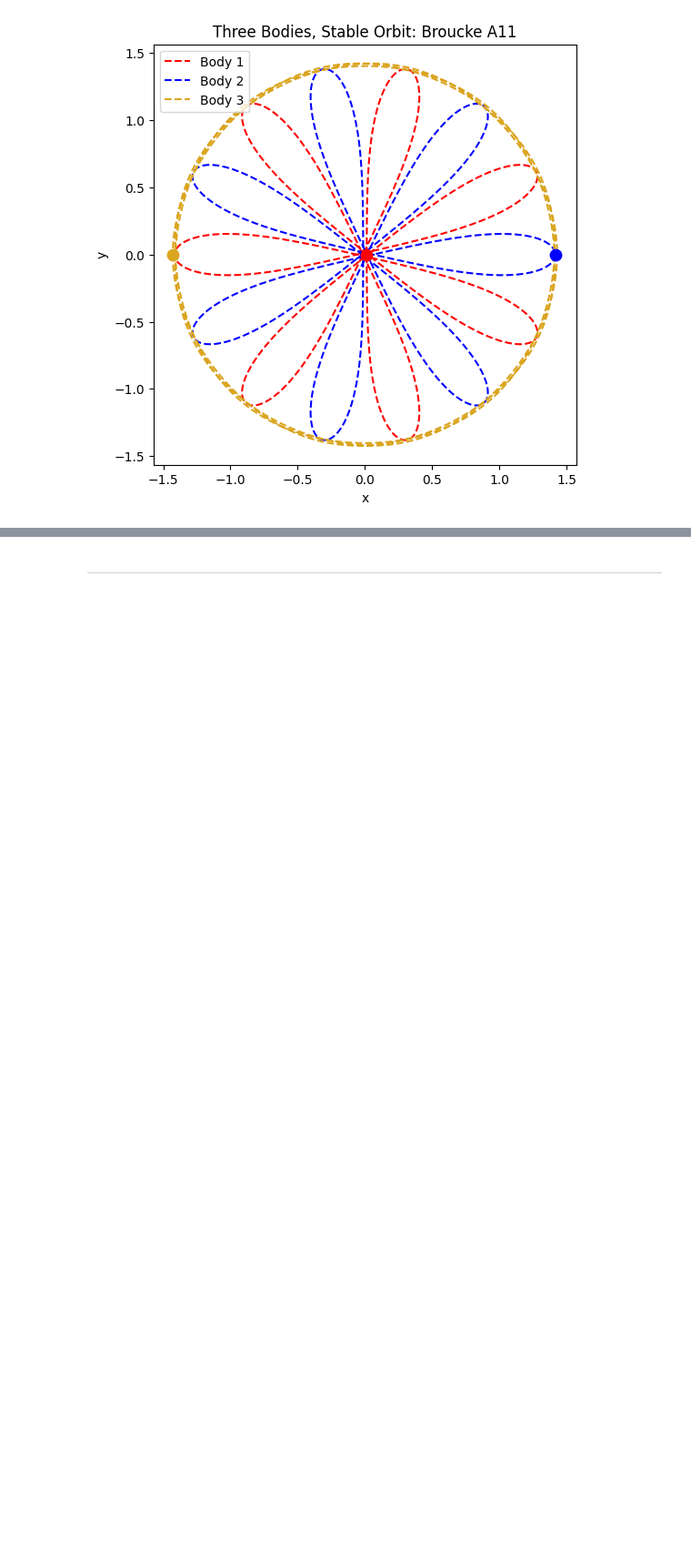
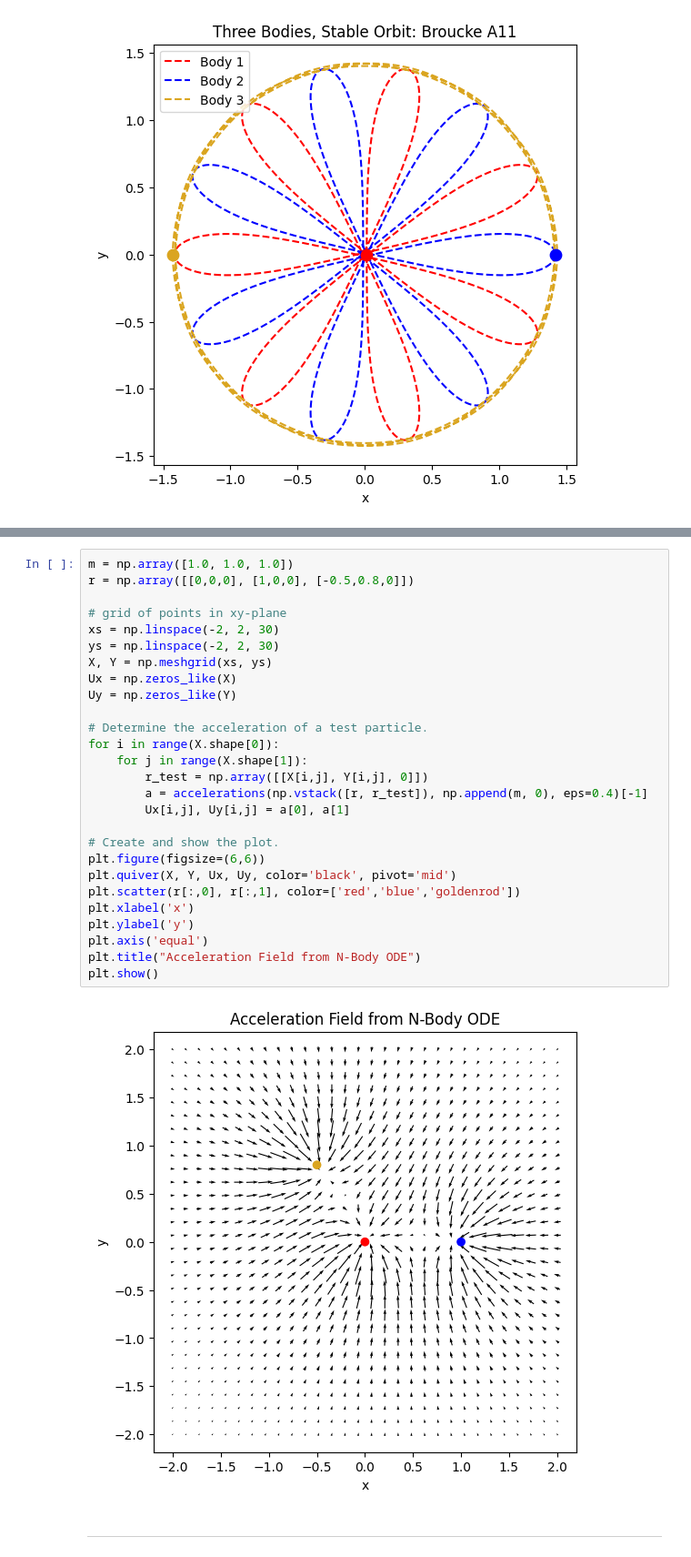
Before and after one commit to Xander-Carroll/PHYSICS5300-NBody-Final, a Jupyter notebook: FinalProject.ipynb, the cells around one changed output, grey strips where cells are left out. Shown: that part at 91% size. Saved outputs shown, nothing was run; the diff lists cells and outputs as text; blank space fills up the shorter version.

```diff
--- a/FinalProject.ipynb
+++ b/FinalProject.ipynb
@@ -319,3 +321,32 @@ VECTOR FIELD PLOTS
+# %%
+m = np.array([1.0, 1.0, 1.0])
+r = np.array([[0,0,0], [1,0,0], [-0.5,0.8,0]])
+
+# grid of points in xy-plane
+xs = np.linspace(-2, 2, 30)
+ys = np.linspace(-2, 2, 30)
+X, Y = np.meshgrid(xs, ys)
+Ux = np.zeros_like(X)
+Uy = np.zeros_like(Y)
+
+# Determine the acceleration of a test particle.
+for i in range(X.shape[0]):
+    for j in range(X.shape[1]):
+        r_test = np.array([[X[i,j], Y[i,j], 0]])
+        a = accelerations(np.vstack([r, r_test]), np.append(m, 0), eps=0.4)[-1]
+        Ux[i,j], Uy[i,j] = a[0], a[1]
+
+# Create and show the plot.
+plt.figure(figsize=(6,6))
+plt.quiver(X, Y, Ux, Uy, color='black', pivot='mid')
+plt.scatter(r[:,0], r[:,1], color=['red','blue','goldenrod'])
+plt.xlabel('x')
+plt.ylabel('y')
+plt.axis('equal')
+plt.title("Acceleration Field from N-Body ODE")
+plt.show()
+# %% [output]
+[figure, added]
 # %% [markdown]
 ---
 # %% [markdown]
```
Also changed, not shown: parts of 2 cells of this notebook.
